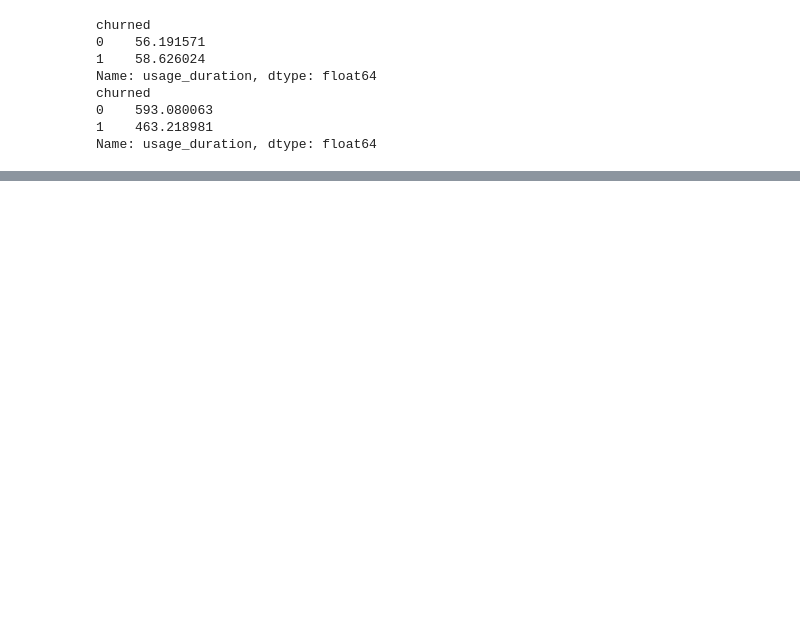
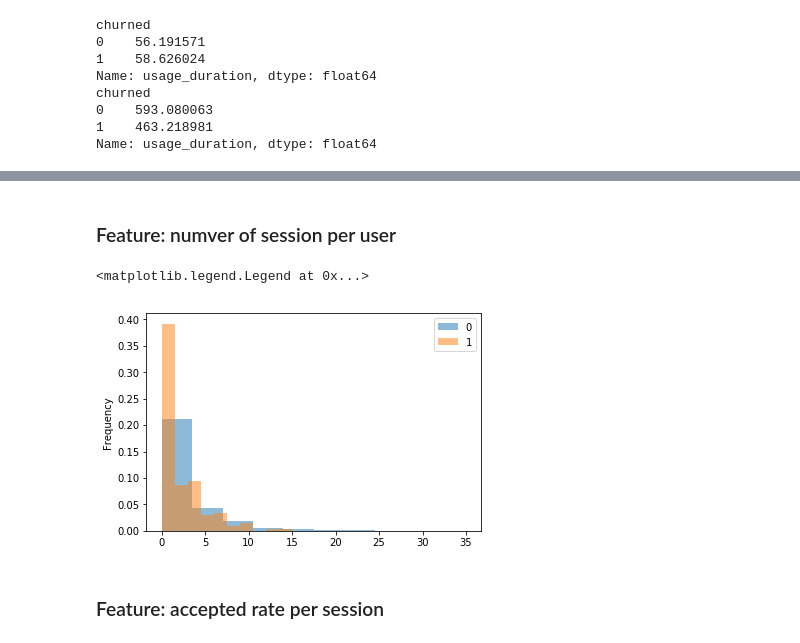
Before and after one commit to razf/Datahack2018, a Jupyter notebook: exploration_usage.ipynb, the cells around one changed output, grey strips where cells are left out. Cells and saved outputs as stored; diff of their text form; code cells hidden in the pictures; blank space fills up the shorter version.

```diff
--- a/exploration_usage.ipynb
+++ b/exploration_usage.ipynb
@@ -90,3 +110,8 @@ clustered_group = clustered_group.reset_index()
 clustered_group = clustered_group.set_index(0)
 # %%
 joined_df_with_cluster = clustered_group.merge(joined_df, left_index=True, right_index=True, how='inner')
+joined_df_with_cluster.rename(index=str, columns={'id_x': 'id'}, inplace=True)
+try:
+    del joined_df_with_cluster['id_y']
+except KeyError:
+    pass
@@ -93,7 +120,17 @@ joined_df_with_cluster = clustered_group.merge(joined_df, left_index=True, right
+# %% [markdown]
+### Feature: numver of session per user
 # %%
 num_of_sessions = joined_df_with_cluster.groupby('id_x')['class'].max()
 num_of_sessions = pd.DataFrame(num_of_sessions)
 num_of_sessions.reset_index(level=0, inplace=True)
 # %%
-num_of_sessions = num_of_sessions.rename(index=str, columns={'id_x': 'id', 'class': 'session_id'})
-num_of_sessions.to_csv('number_sessions.csv')
+num_of_sessions = num_of_sessions.rename(index=str, columns={'id_x': 'id', 'class': 'session_num'})
+num_of_sessions.to_csv('number_sessions.csv', index=False)
+# %%
+num_of_sessions.merge(df_users, left_on='id',right_on='id').groupby('churned')['session_num'].plot.hist(normed=True, alpha=0.5)
+plt.legend()
+# %% [output]
+<matplotlib.legend.Legend at 0x...>
+[figure, added]
+# %% [markdown]
+### Feature: accepted rate per session
```
Also changed, not shown: parts of 12 cells of this notebook.
